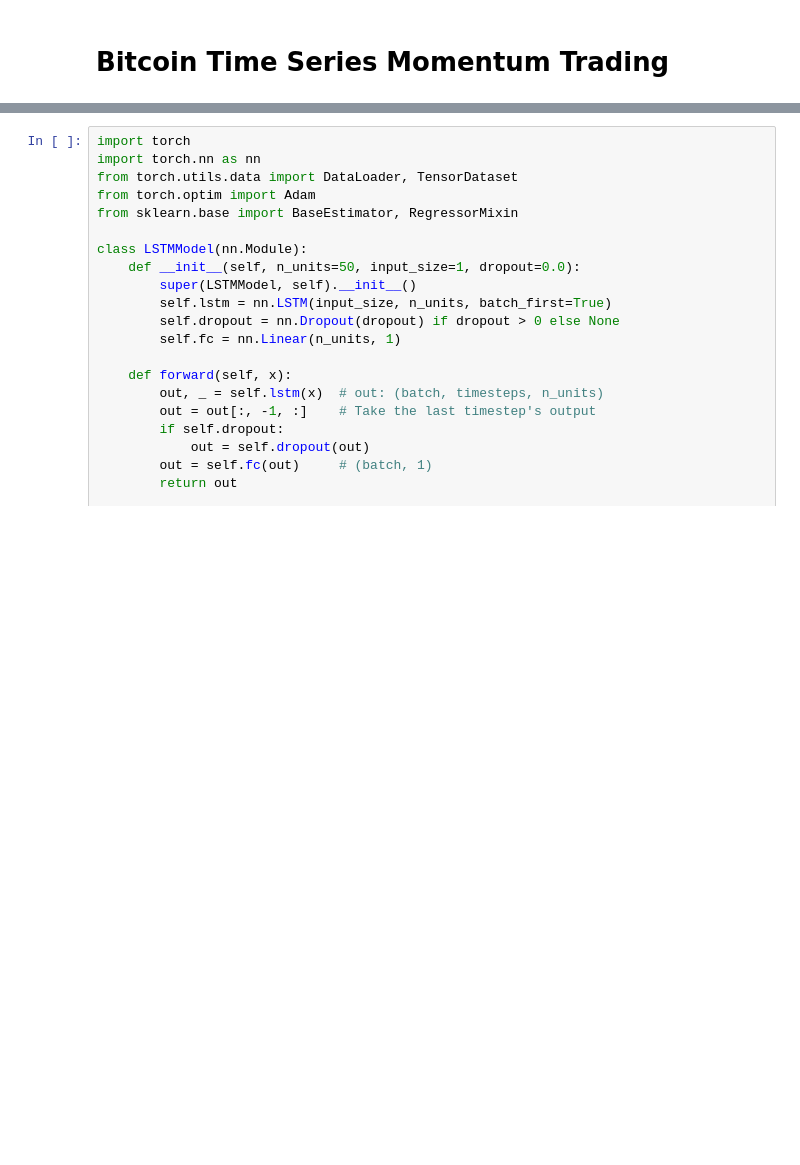
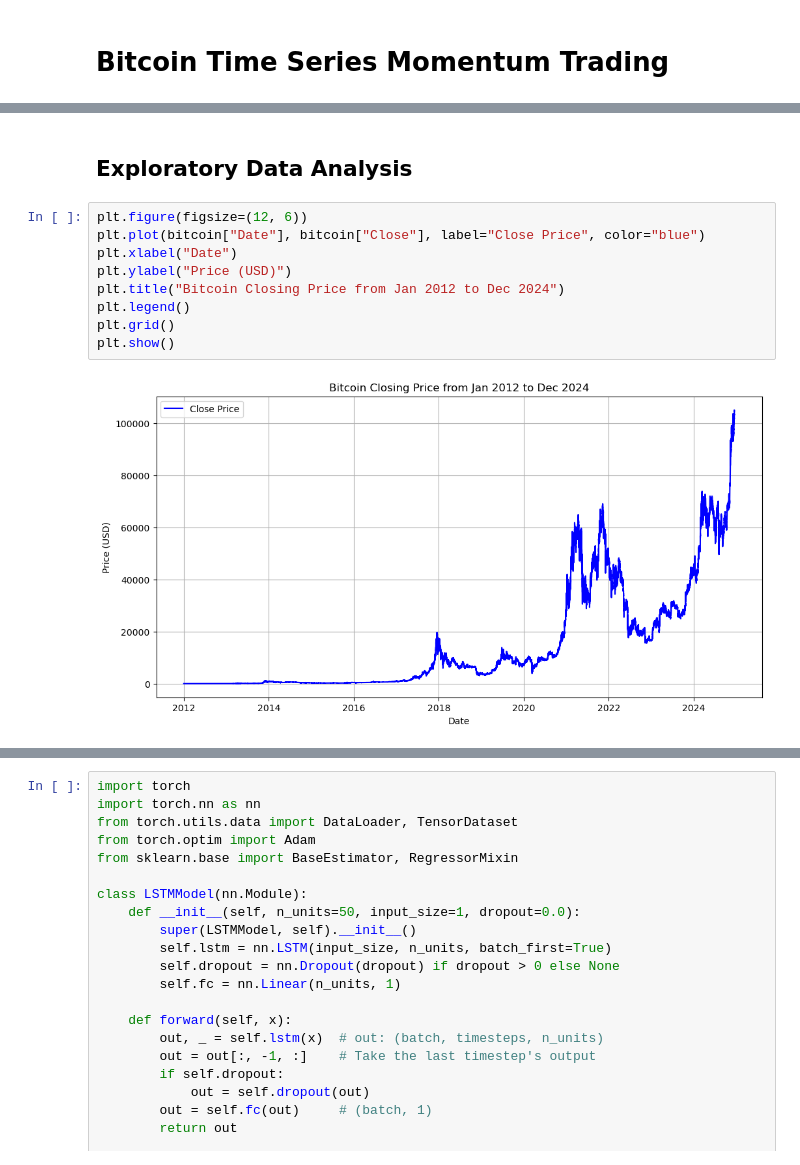
Before and after one commit to anthonymakarewicz/bitcoin-momentum-trading, a Jupyter notebook: main.ipynb, the cells around one changed output, grey strips where cells are left out. Saved outputs shown, nothing was run; the diff lists cells and outputs as text; blank space fills up the shorter version.

```diff
--- a/main.ipynb
+++ b/main.ipynb
@@ -39 +49,14 @@ shape: (4_626_281, 6)
+# %% [markdown]
+## **Exploratory Data Analysis**
+# %%
+plt.figure(figsize=(12, 6))
+plt.plot(bitcoin["Date"], bitcoin["Close"], label="Close Price", color="blue")
+plt.xlabel("Date")
+plt.ylabel("Price (USD)")
+plt.title("Bitcoin Closing Price from Jan 2012 to Dec 2024")
+plt.legend()
+plt.grid()
+plt.show()
+# %% [output]
+[figure, added]
 # %%
```
Also changed, not shown: parts of 13 cells of this notebook, 1 other file.
